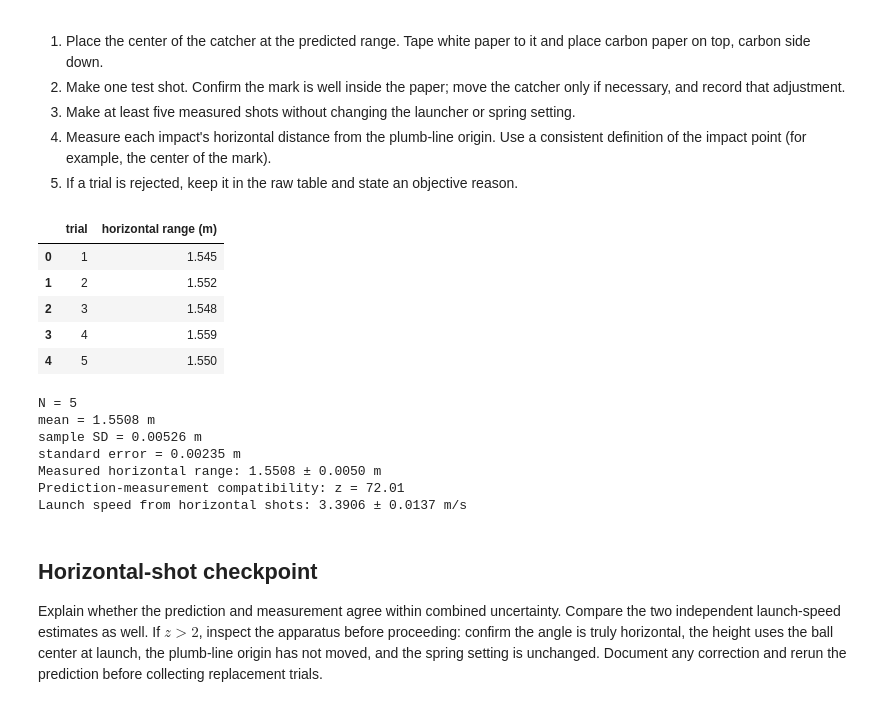
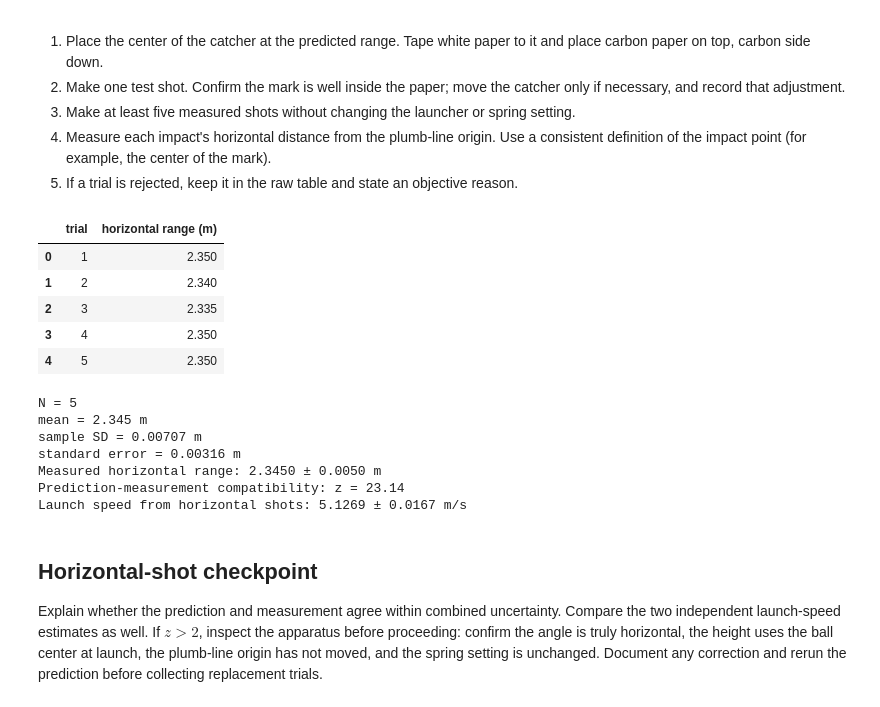
Before and after one commit to hendlervossmyles-a11y/Phys201L, a Jupyter notebook: labs/Lab03_Projectile_Motion/Lab03_Projectile_Motion.ipynb, the cells around one changed output. Saved outputs shown, nothing was run; the diff lists cells and outputs as text; code cells hidden in the pictures.

```diff
--- a/labs/Lab03_Projectile_Motion/Lab03_Projectile_Motion.ipynb
+++ b/labs/Lab03_Projectile_Motion/Lab03_Projectile_Motion.ipynb
@@ -239,47 +244,47 @@ Predicted horizontal range: 2.2107 ± 0.0077 m
 5. If a trial is rejected, keep it in the raw table and state an objective reason.
 # %%
 # Horizontal-shot raw data — REPLACE with your measurements in meters
-horizontal_range_m = np.array([1.545, 1.552, 1.548, 1.559, 1.550])
+horizontal_range_m = np.array([2.35, 2.34, 2.335, 2.35, 2.35])
 delta_horizontal_range = 0.005  # m
 
 horizontal_table = pd.DataFrame({
     "trial": np.arange(1, len(horizontal_range_m)+1),
     "horizontal range (m)": horizontal_range_m,
 })
 display(horizontal_table)
 R_horizontal_meas, s_Rh, sem_Rh = repeated_summary(horizontal_range_m, "m")
 dR_horizontal_meas = max(delta_horizontal_range, sem_Rh)
 
 z_horizontal = compatibility_z(
     R_horizontal_pred, dR_horizontal_pred,
     R_horizontal_meas, dR_horizontal_meas,
 )
 
 # Independent launch-speed estimate from the measured horizontal range
 v0_horizontal = R_horizontal_meas / t_horizontal
 dv0_horizontal = v0_horizontal*np.sqrt(
     (dR_horizontal_meas/R_horizontal_meas)**2
     + 0.25*(dh_horizontal/h_horizontal)**2
     + 0.25*(delta_g/g)**2
 )
 
 print(f"Measured horizontal range: {R_horizontal_meas:.4f} ± {dR_horizontal_meas:.4f} m")
 print(f"Prediction-measurement compatibility: z = {z_horizontal:.2f}")
 print(f"Launch speed from horizontal shots: {v0_horizontal:.4f} ± {dv0_horizontal:.4f} m/s")
 # %% [output]
 |  | trial | horizontal range (m) |
-| 0 | 1 | 1.545 |
-| 1 | 2 | 1.552 |
-| 2 | 3 | 1.548 |
-| 3 | 4 | 1.559 |
-| 4 | 5 | 1.550 |
+| 0 | 1 | 2.350 |
+| 1 | 2 | 2.340 |
+| 2 | 3 | 2.335 |
+| 3 | 4 | 2.350 |
+| 4 | 5 | 2.350 |
 N = 5
-mean = 1.5508 m
-sample SD = 0.00526 m
-standard error = 0.00235 m
-Measured horizontal range: 1.5508 ± 0.0050 m
-Prediction-measurement compatibility: z = 72.01
-Launch speed from horizontal shots: 3.3906 ± 0.0137 m/s
+mean = 2.345 m
+sample SD = 0.00707 m
+standard error = 0.00316 m
+Measured horizontal range: 2.3450 ± 0.0050 m
+Prediction-measurement compatibility: z = 23.14
+Launch speed from horizontal shots: 5.1269 ± 0.0167 m/s
 # %% [markdown]
 ## Horizontal-shot checkpoint
 
```
Also changed, not shown: parts of 3 cells of this notebook.
